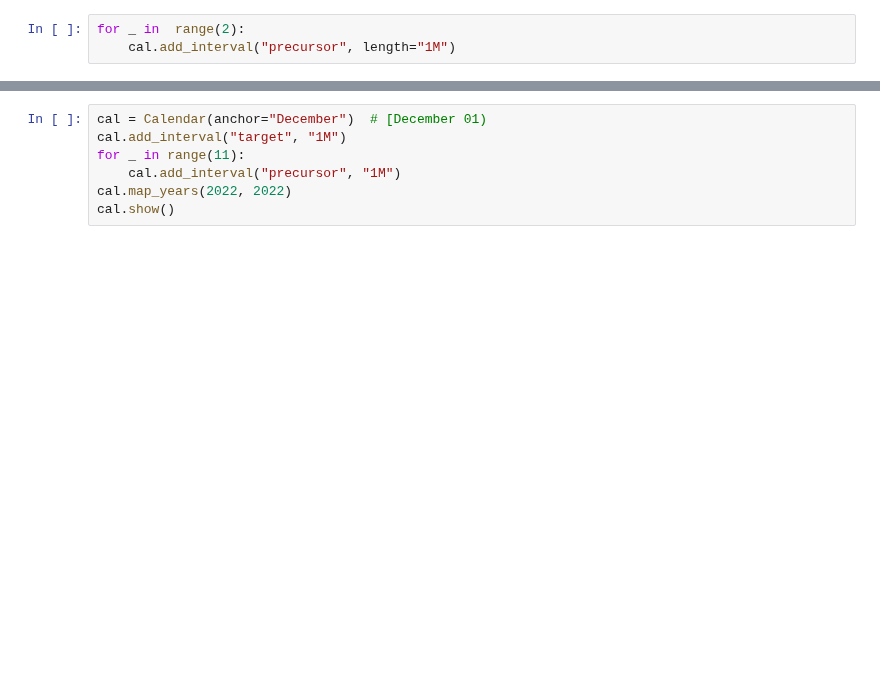
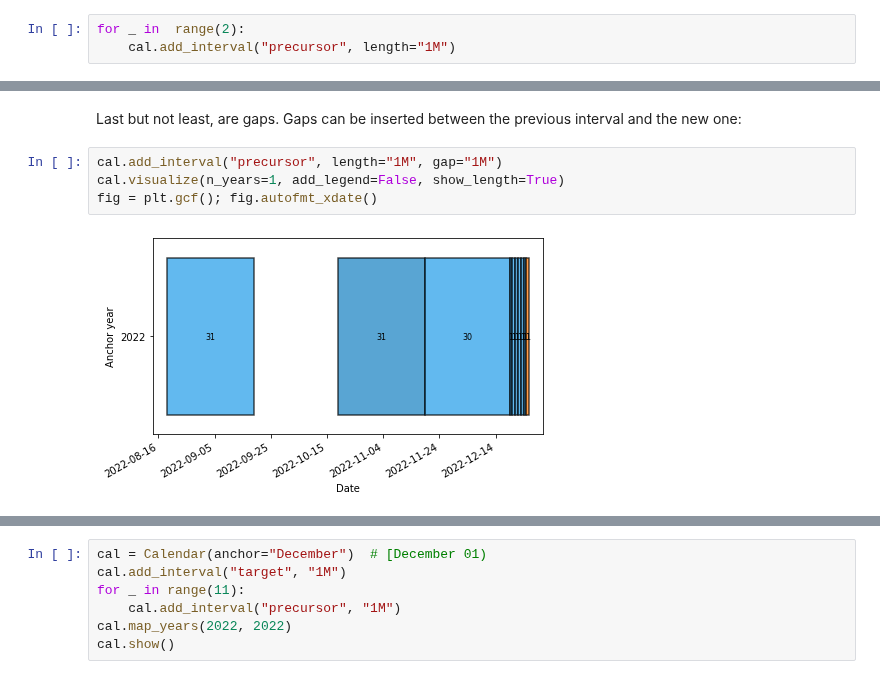
Before and after one commit to AI4S2S/s2spy, a Jupyter notebook: notebooks/all_about_the_calendar.ipynb, the cells around one changed output, grey strips where cells are left out. Cells and saved outputs as stored; diff of their text form; blank space fills up the shorter version.

```diff
--- a/notebooks/all_about_the_calendar.ipynb
+++ b/notebooks/all_about_the_calendar.ipynb
@@ -143,0 +97,8 @@ plt.show()
+# %% [markdown]
+Last but not least, are gaps. Gaps can be inserted between the previous interval and the new one:
+# %%
+cal.add_interval("precursor", length="1M", gap="1M")
+cal.visualize(n_years=1, add_legend=False, show_length=True)
+fig = plt.gcf(); fig.autofmt_xdate()
+# %% [output]
+[figure, added]
```
Also changed, not shown: parts of 36 cells of this notebook.
